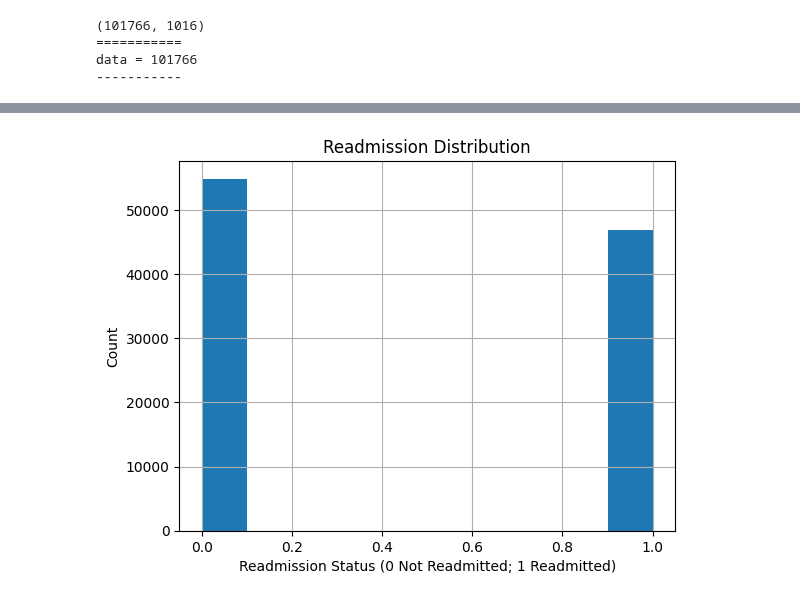
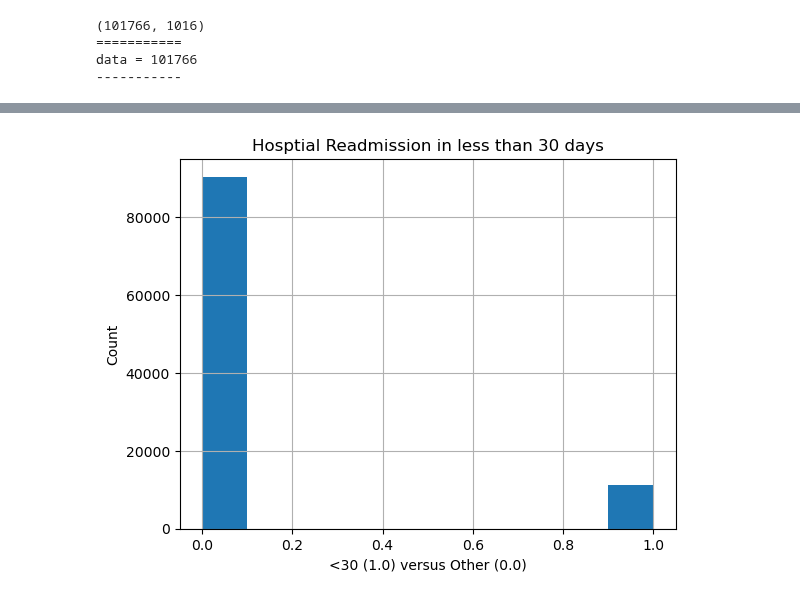
Before and after one commit to taddbackus/qtw, a Jupyter notebook: CaseStudy2/caseStudy2v3.ipynb, the cells around one changed output, grey strips where cells are left out. Cells and saved outputs as stored; diff of their text form; code cells hidden in the pictures.

```diff
--- a/CaseStudy2/caseStudy2v3.ipynb
+++ b/CaseStudy2/caseStudy2v3.ipynb
@@ -234,8 +236,8 @@ plt.show()
 # %%
-yReadmitted.hist()
-plt.title('Readmission Distribution')
-plt.xlabel('Readmission Status (0 Not Readmitted; 1 Readmitted)')
+yLessThan30.hist()
+plt.title('Hosptial Readmission in less than 30 days')
+plt.xlabel('<30 (1.0) versus Other (0.0)')
 plt.ylabel('Count')
 plt.show()
 # %% [output]
-[figure, old version]
+[figure, new version]
```
Also changed, not shown: parts of 27 cells of this notebook.
